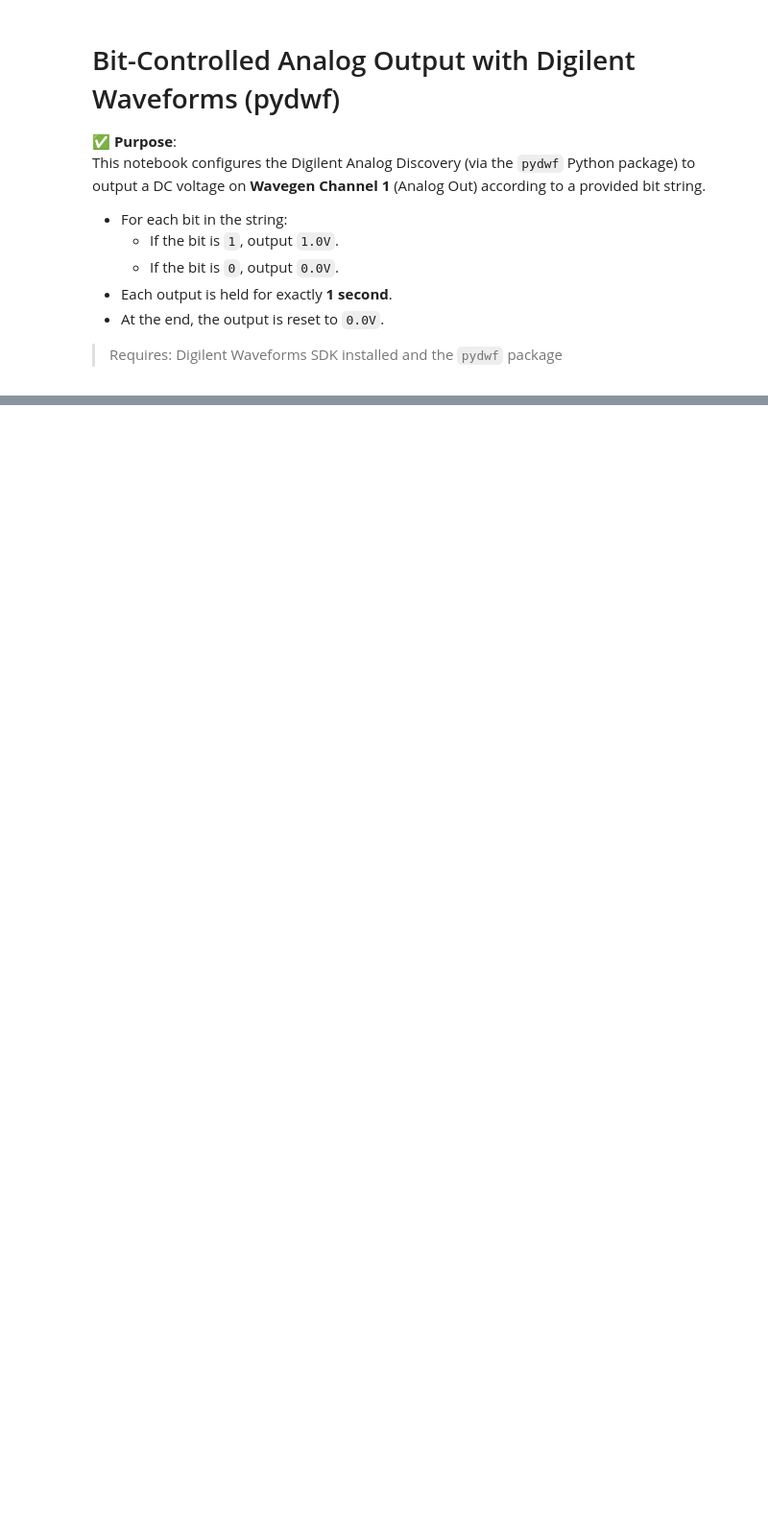
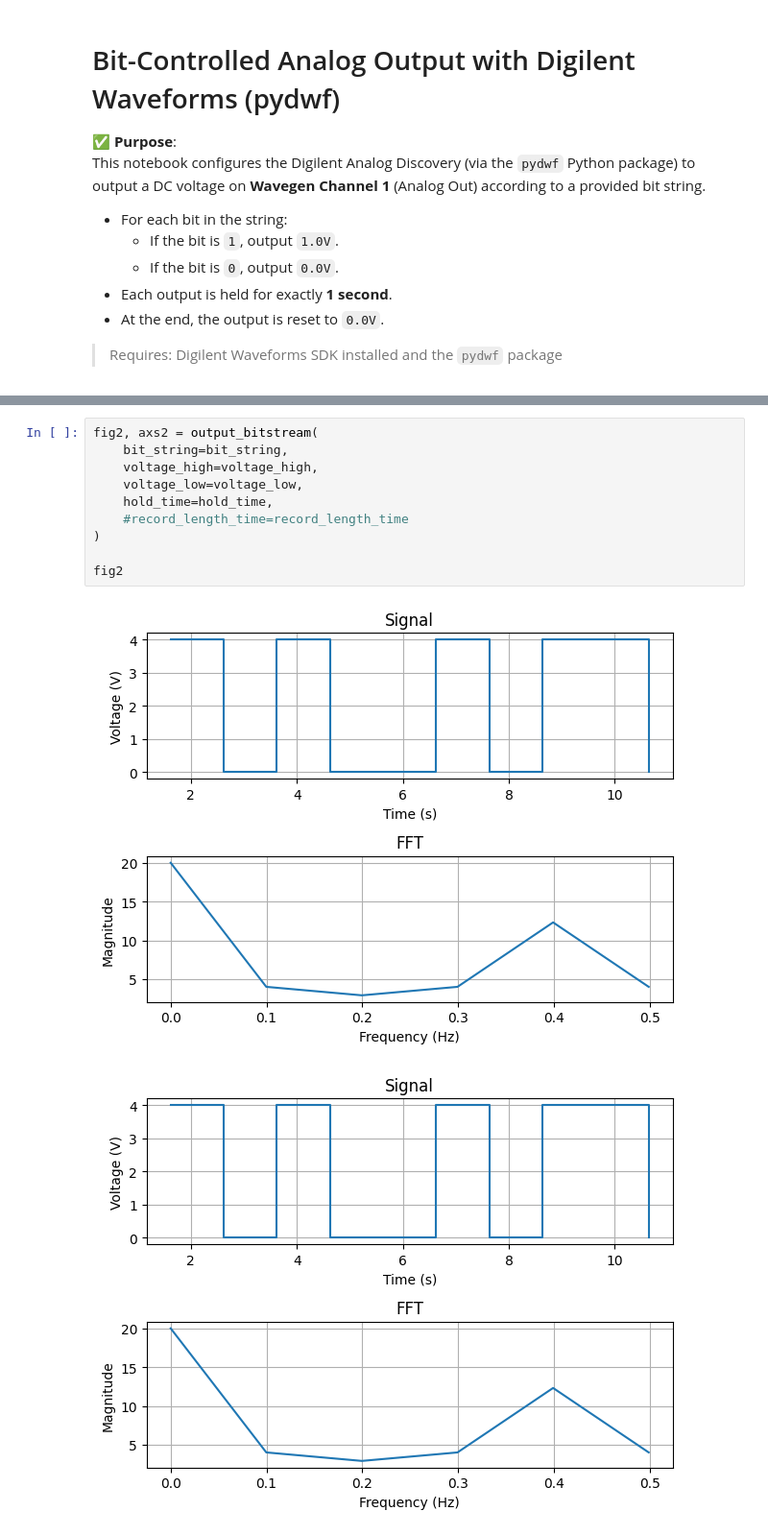
Before and after one commit to Adibanand/Physics111AFinalProject, a Jupyter notebook: bit_controlled_output.ipynb, the cells around one changed output, grey strips where cells are left out. Shown at 96% size. Drawn from its saved outputs; the diff is of its cells as text; blank space fills up the shorter version.

```diff
--- a/bit_controlled_output.ipynb
+++ b/bit_controlled_output.ipynb
@@ -45,0 +36,13 @@ output_bitstream(bit_string)
+# %%
+fig2, axs2 = output_bitstream(
+    bit_string=bit_string,
+    voltage_high=voltage_high,
+    voltage_low=voltage_low,
+    hold_time=hold_time,
+    #record_length_time=record_length_time
+)
+
+fig2
+# %% [output]
+[figure, added]
+[figure, added]
```
Also changed, not shown: parts of 4 cells of this notebook, 2 other files.
